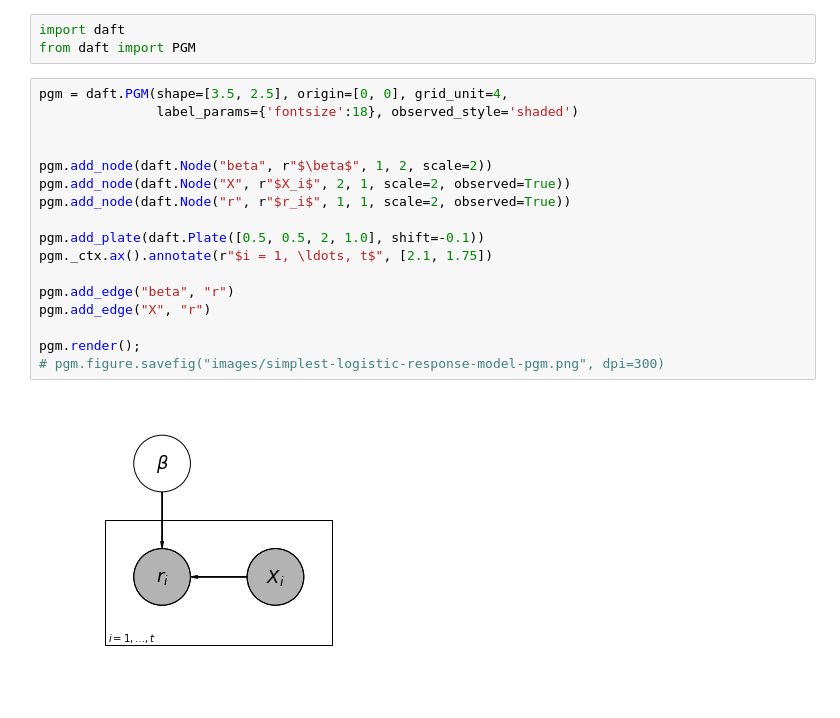
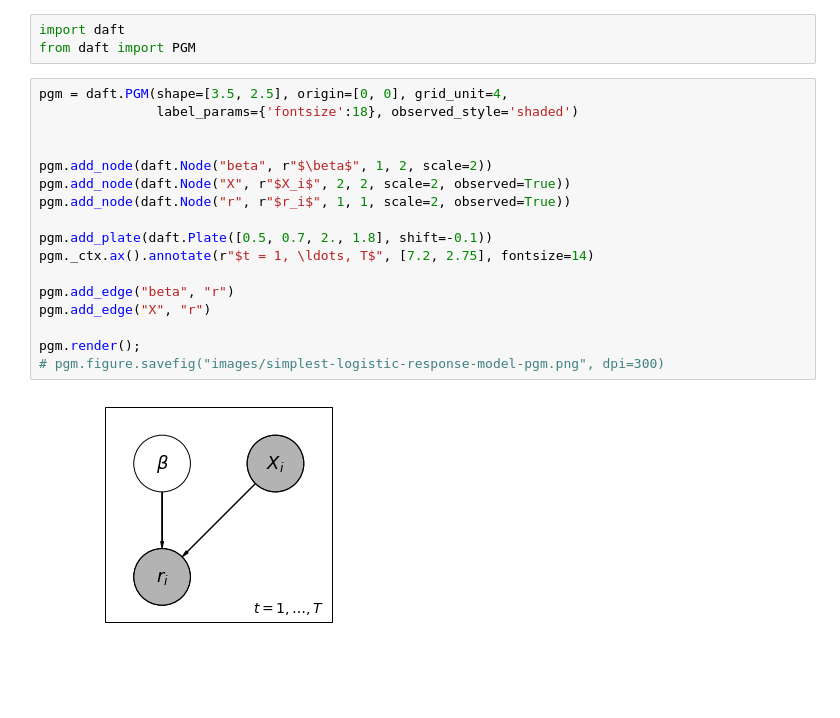
Before and after one commit to banditry/banditry, a Jupyter notebook: notebooks/plate-diagrams.ipynb, the cells around one changed output. Drawn from its saved outputs; the diff is of its cells as text.

Commit message:
update plate diagrams to be better formatted; add another one for NIGG model

```diff
--- a/notebooks/plate-diagrams.ipynb
+++ b/notebooks/plate-diagrams.ipynb
@@ -4,22 +4,22 @@ from daft import PGM
 # %%
 pgm = daft.PGM(shape=[3.5, 2.5], origin=[0, 0], grid_unit=4,
                label_params={'fontsize':18}, observed_style='shaded')
 
 
 pgm.add_node(daft.Node("beta", r"$\beta$", 1, 2, scale=2))
-pgm.add_node(daft.Node("X", r"$X_i$", 2, 1, scale=2, observed=True))
+pgm.add_node(daft.Node("X", r"$X_i$", 2, 2, scale=2, observed=True))
 pgm.add_node(daft.Node("r", r"$r_i$", 1, 1, scale=2, observed=True))
 
-pgm.add_plate(daft.Plate([0.5, 0.5, 2, 1.0], shift=-0.1))
-pgm._ctx.ax().annotate(r"$i = 1, \ldots, t$", [2.1, 1.75])
+pgm.add_plate(daft.Plate([0.5, 0.7, 2., 1.8], shift=-0.1))
+pgm._ctx.ax().annotate(r"$t = 1, \ldots, T$", [7.2, 2.75], fontsize=14)
 
 pgm.add_edge("beta", "r")
 pgm.add_edge("X", "r")
 
 pgm.render();
 # pgm.figure.savefig("images/simplest-logistic-response-model-pgm.png", dpi=300)
 # %% [output]
-[figure, old version]
+[figure, new version]
 # %%
 pgm = daft.PGM(shape=[3.5, 3.5], origin=[0, 0], grid_unit=4,
                label_params={'fontsize':18}, observed_style='shaded')
```
Also changed, not shown: parts of 5 cells of this notebook.
